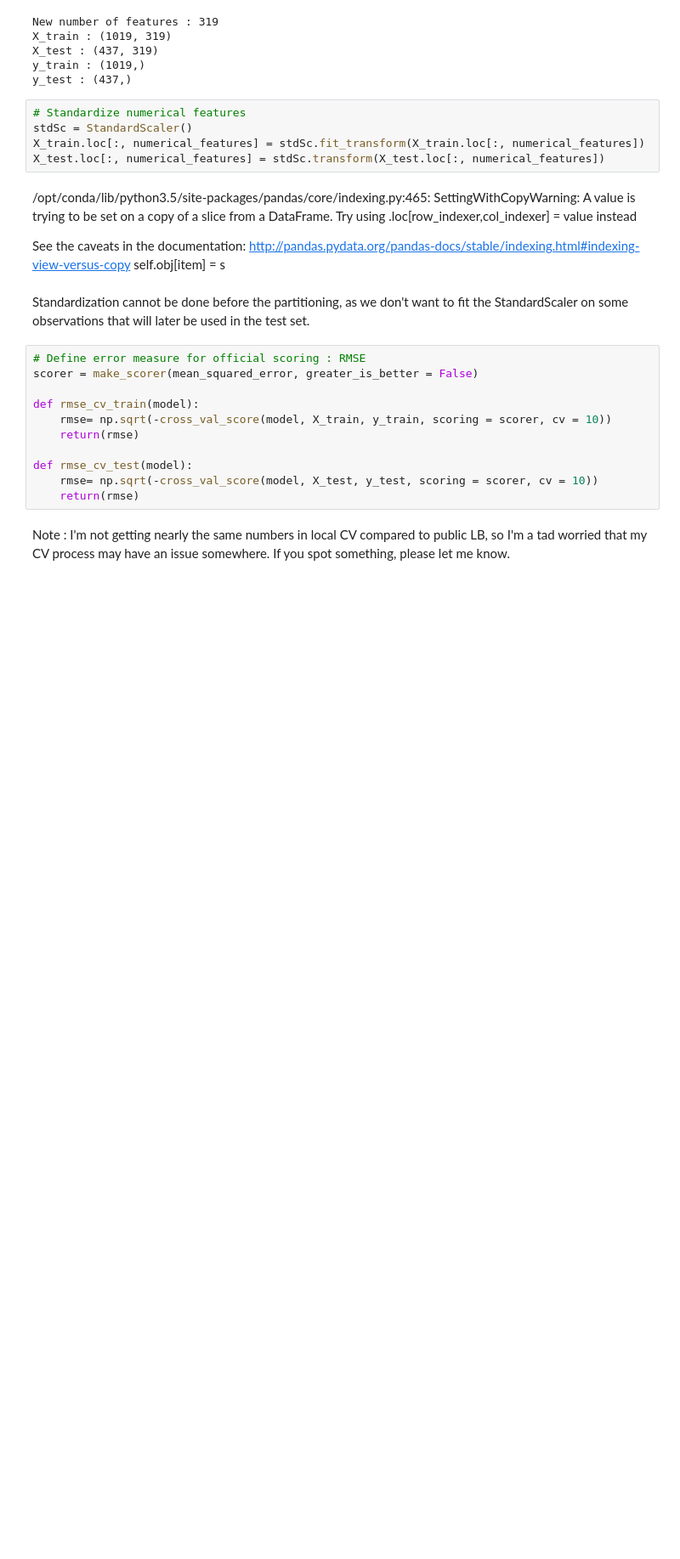
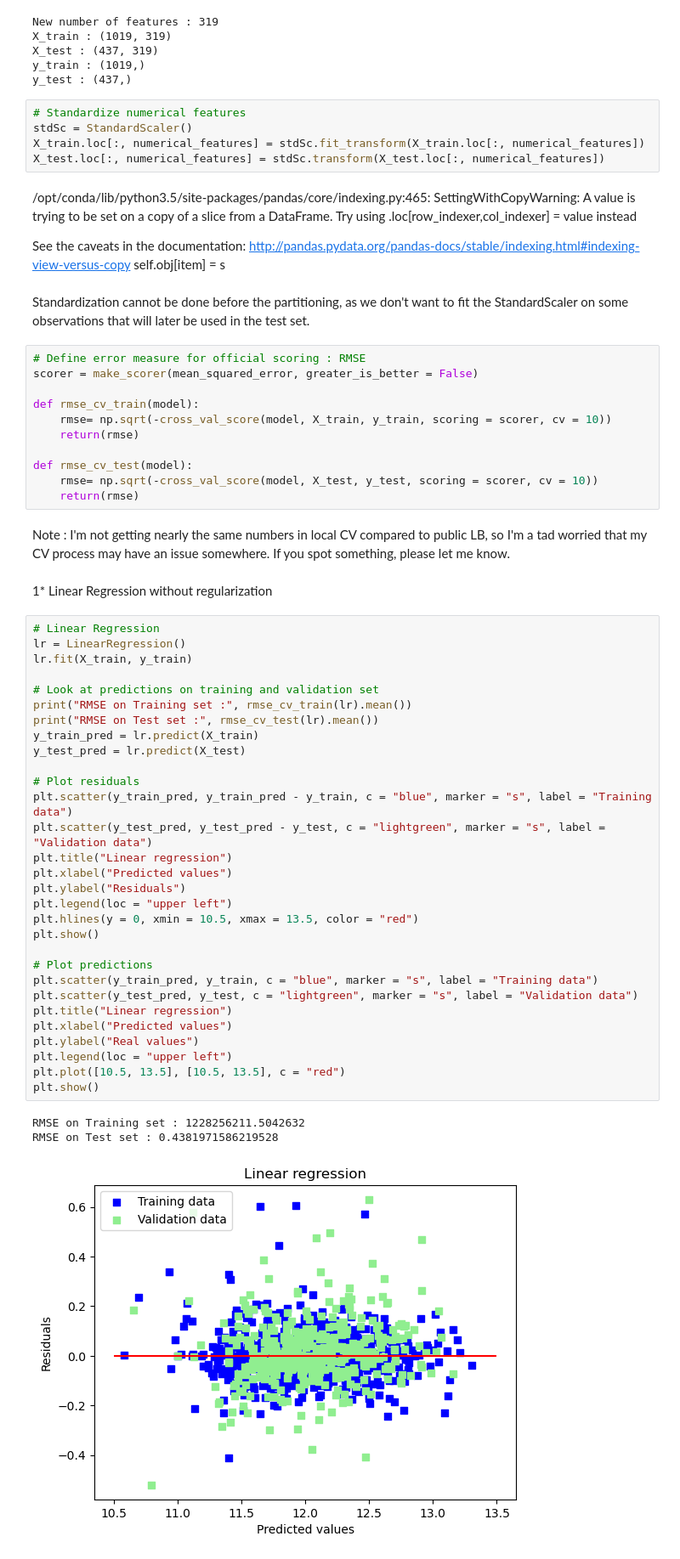
Before and after one commit to codelahiru/multipara-jupyter-notebook, a Jupyter notebook: Kaggle_Projects/House-Prices/house-prices-v2.ipynb, the cells around one changed output. Shown at 85% size. Saved outputs shown, nothing was run; the diff lists cells and outputs as text; blank space fills up the shorter version.

```diff
--- a/Kaggle_Projects/House-Prices/house-prices-v2.ipynb
+++ b/Kaggle_Projects/House-Prices/house-prices-v2.ipynb
@@ -422,3 +422,39 @@ def rmse_cv_test(model):
     return(rmse)
 # %% [markdown]
 Note : I'm not getting nearly the same numbers in local CV compared to public LB, so I'm a tad worried that my CV process may have an issue somewhere. If you spot something, please let me know.
+# %% [markdown]
+1* Linear Regression without regularization
+# %%
+# Linear Regression
+lr = LinearRegression()
+lr.fit(X_train, y_train)
+
+# Look at predictions on training and validation set
+print("RMSE on Training set :", rmse_cv_train(lr).mean())
+print("RMSE on Test set :", rmse_cv_test(lr).mean())
+y_train_pred = lr.predict(X_train)
+y_test_pred = lr.predict(X_test)
+
+# Plot residuals
+plt.scatter(y_train_pred, y_train_pred - y_train, c = "blue", marker = "s", label = "Training data")
+plt.scatter(y_test_pred, y_test_pred - y_test, c = "lightgreen", marker = "s", label = "Validation data")
+plt.title("Linear regression")
+plt.xlabel("Predicted values")
+plt.ylabel("Residuals")
+plt.legend(loc = "upper left")
+plt.hlines(y = 0, xmin = 10.5, xmax = 13.5, color = "red")
+plt.show()
+
+# Plot predictions
+plt.scatter(y_train_pred, y_train, c = "blue", marker = "s", label = "Training data")
+plt.scatter(y_test_pred, y_test, c = "lightgreen", marker = "s", label = "Validation data")
+plt.title("Linear regression")
+plt.xlabel("Predicted values")
+plt.ylabel("Real values")
+plt.legend(loc = "upper left")
+plt.plot([10.5, 13.5], [10.5, 13.5], c = "red")
+plt.show()
+# %% [output]
+RMSE on Training set : 1228256211.5042632
+RMSE on Test set : 0.4381971586219528
+[figure, added]
```
Also changed, not shown: parts of 1 cell of this notebook.
